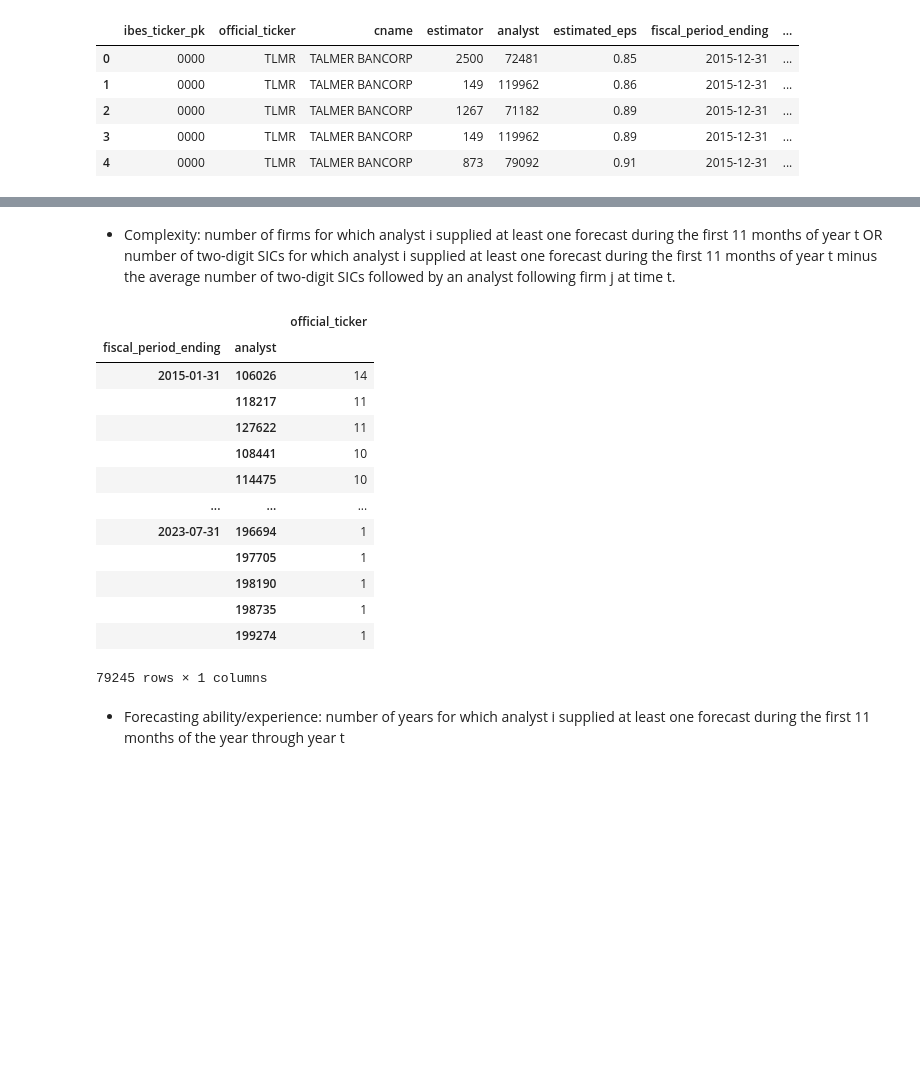
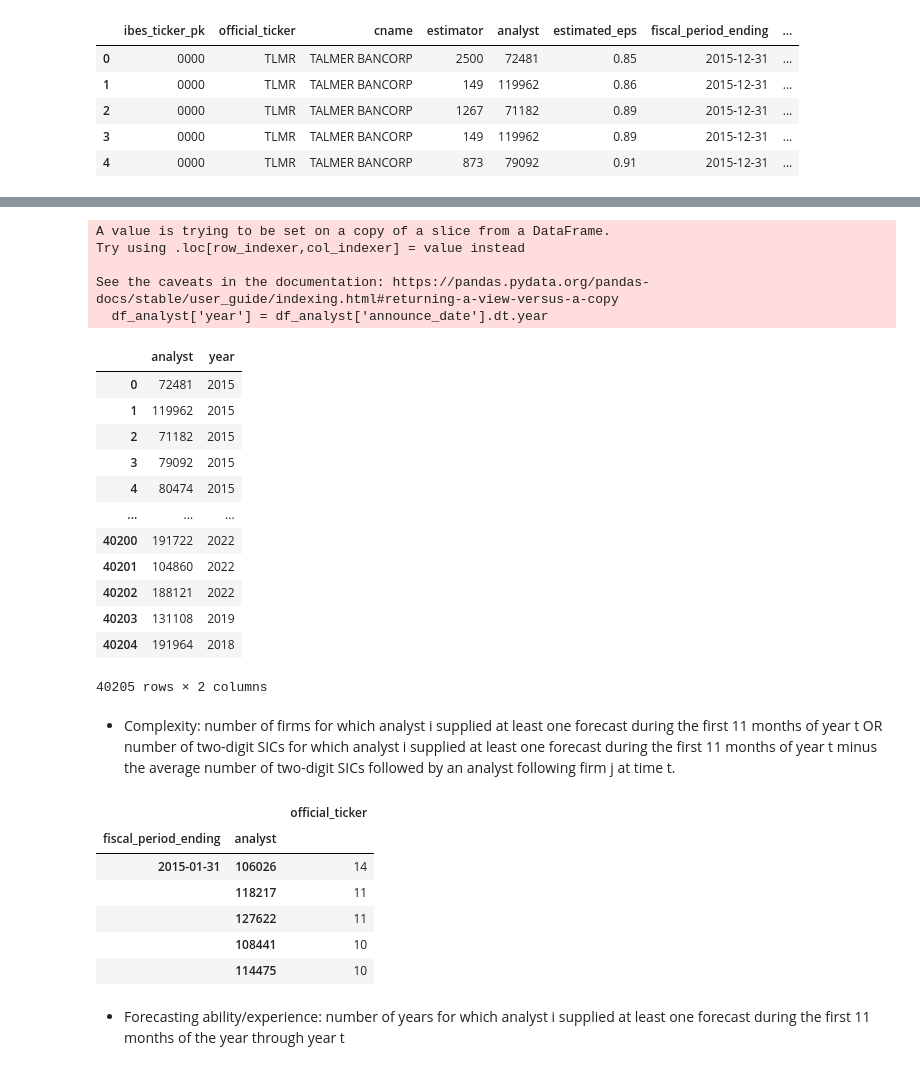
Before and after one commit to moshchev/gsfm_SS24, a Jupyter notebook: notebooks/alex_eda_feature_generation.ipynb, the cells around one changed output, grey strips where cells are left out. Drawn from its saved outputs; the diff is of its cells as text; code cells hidden in the pictures; blank space fills up the shorter version.

```diff
--- a/notebooks/alex_eda_feature_generation.ipynb
+++ b/notebooks/alex_eda_feature_generation.ipynb
@@ -1,7 +1,7 @@
 # %%
 import pandas as pd
 # %%
-df = pd.read_pickle('../data/processed/forecasts_pmafe.pkl')
+df = pd.read_parquet('../data/processed/forecasts_pmafe.parquet')
 df.head()
 # %% [output]
 |  | ibes_ticker_pk | official_ticker | cname | estimator | analyst | estimated_eps | fiscal_period_ending | ... |
@@ -12,0 +33,9 @@ df.head()
+# %%
+df_analyst = df[['analyst', 'announce_date']]
+df_analyst['year'] = df_analyst['announce_date'].dt.year
+# %% [output]
+A value is trying to be set on a copy of a slice from a DataFrame.
+Try using .loc[row_indexer,col_indexer] = value instead
+
+See the caveats in the documentation: https://pandas.pydata.org/pandas-docs/stable/user_guide/indexing.html#returning-a-view-versus-a-copy
+  df_analyst['year'] = df_analyst['announce_date'].dt.year
@@ -13,25 +45,34 @@ df.head()
+# %%
+df_analyst
+# %% [output]
+|  | analyst | year |
+| 0 | 72481 | 2015 |
+| 1 | 119962 | 2015 |
+| 2 | 71182 | 2015 |
+| 3 | 79092 | 2015 |
+| 4 | 80474 | 2015 |
+| ... | ... | ... |
+| 40200 | 191722 | 2022 |
+| 40201 | 104860 | 2022 |
+| 40202 | 188121 | 2022 |
+| 40203 | 131108 | 2019 |
+| 40204 | 191964 | 2018 |
+40205 rows × 2 columns
 # %% [markdown]
 - Complexity: number of firms for which analyst i supplied at least one forecast during the first 11 months of year t OR number of two-digit SICs for which analyst i supplied at least one forecast during the first 11 months of year t minus the average number of two-digit SICs followed by an analyst following firm j at time t.
 # %%
 number_of_forecasts_by_analyst_pro_period = df.groupby(['fiscal_period_ending', 'analyst'])['official_ticker'].count().reset_index()\
     .sort_values(by=['fiscal_period_ending', 'official_ticker'], ascending=[True, False]).set_index(['fiscal_period_ending', 'analyst'])
 # %%
-number_of_forecasts_by_analyst_pro_period
+number_of_forecasts_by_analyst_pro_period.head()
 # %% [output]
 |  |  | official_ticker |
 | fiscal_period_ending | analyst |  |
 | 2015-01-31 | 106026 | 14 |
 |  | 118217 | 11 |
 |  | 127622 | 11 |
 |  | 108441 | 10 |
 |  | 114475 | 10 |
-| ... | ... | ... |
-| 2023-07-31 | 196694 | 1 |
-|  | 197705 | 1 |
-|  | 198190 | 1 |
-|  | 198735 | 1 |
-|  | 199274 | 1 |
-79245 rows × 1 columns
 # %% [markdown]
 - Forecasting ability/experience: number of years for which analyst i supplied at least one forecast during the first 11 months of the year through year t
 # %%
```
Also changed, not shown: parts of 12 cells of this notebook, 3 other files.
